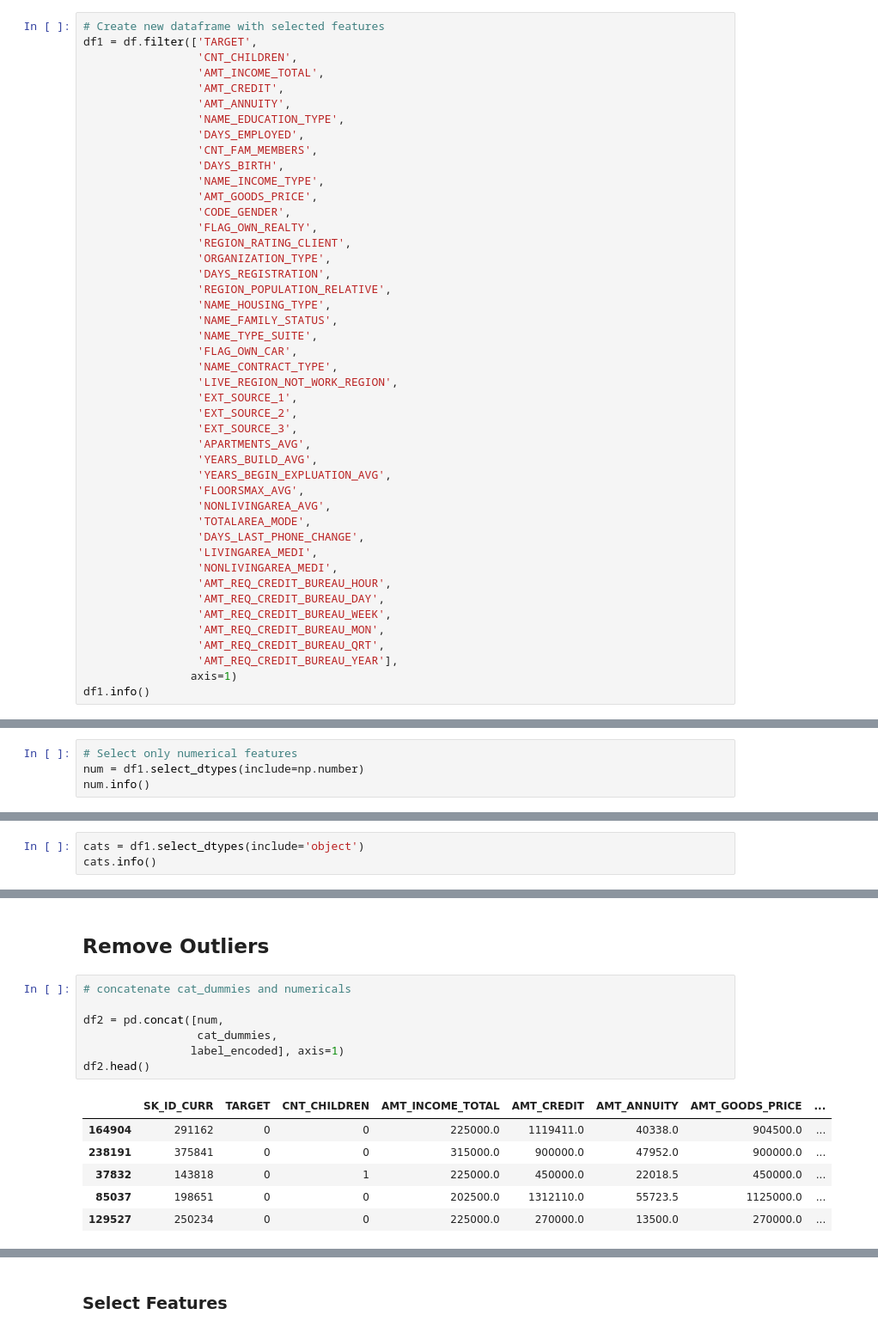
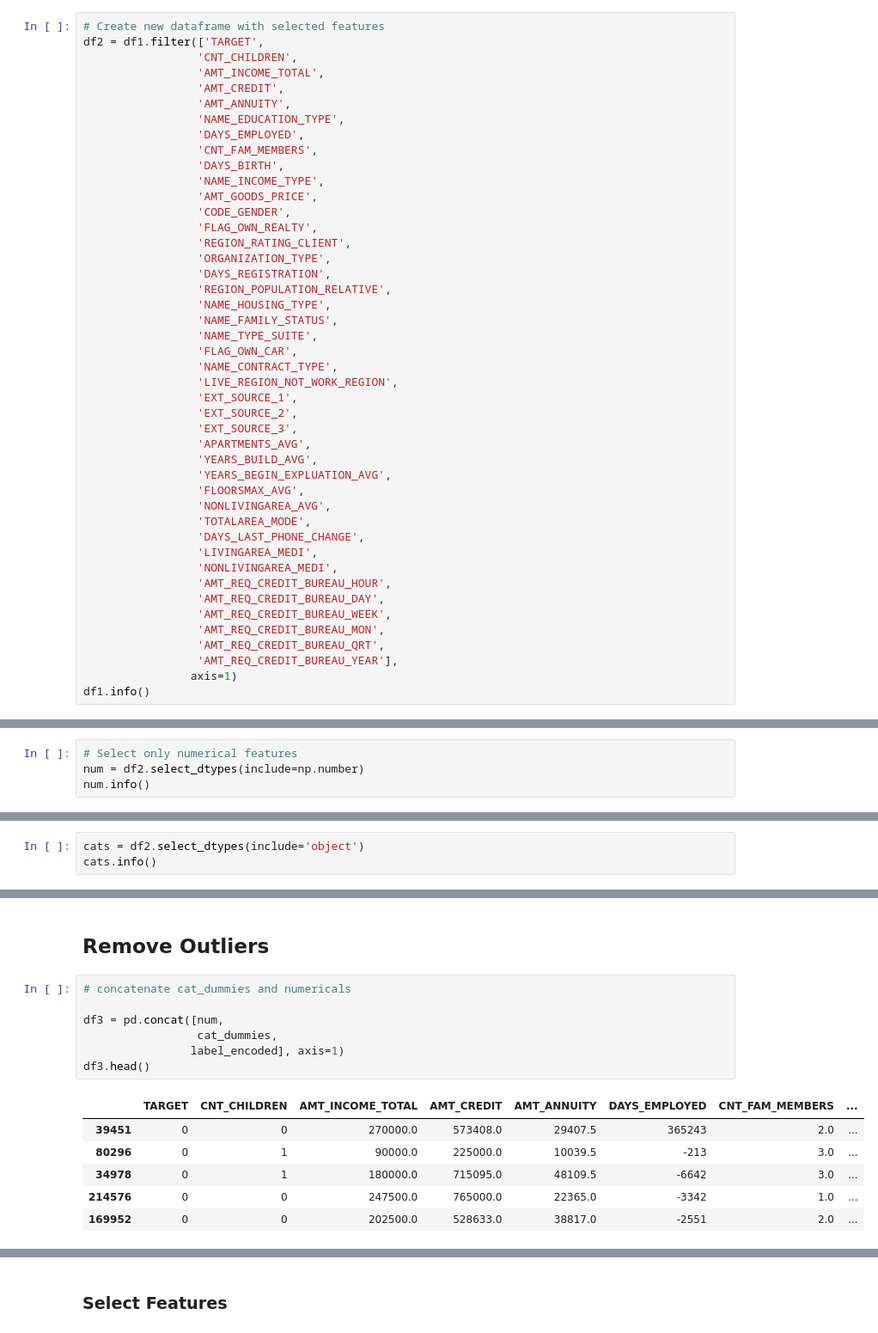
Before and after one commit to jpetoskey/Loan_App_Amended, a Jupyter notebook: Loan_App_Condensed.ipynb, the cells around one changed output, grey strips where cells are left out. Shown at 86% size. Cells and saved outputs as stored; diff of their text form.

```diff
--- a/Loan_App_Condensed.ipynb
+++ b/Loan_App_Condensed.ipynb
@@ -140,7 +159,7 @@ plt.show()
 # forest.score(rfe.transform(X_test), y_test)
 # %%
 # Create new dataframe with selected features
-df1 = df.filter(['TARGET',
+df2 = df1.filter(['TARGET',
                  'CNT_CHILDREN',
                  'AMT_INCOME_TOTAL',
                  'AMT_CREDIT',
@@ -209,7 +239,7 @@ Length: 122, dtype: int64
 * Complete further investigation of features
 # %%
 # Select only numerical features
-num = df1.select_dtypes(include=np.number)
+num = df2.select_dtypes(include=np.number)
 num.info()
 # %% [output]
 <class 'pandas.core.frame.DataFrame'>
@@ -251,7 +310,7 @@ memory usage: 52.9 MB
 # %% [markdown]
 ### Categoricals
 # %%
-cats = df1.select_dtypes(include='object')
+cats = df2.select_dtypes(include='object')
 cats.info()
 # %% [output]
 <class 'pandas.core.frame.DataFrame'>
@@ -440,14 +501,14 @@ print(cat_dummies.shape)
 # %%
 # concatenate cat_dummies and numericals
 
-df2 = pd.concat([num,
+df3 = pd.concat([num,
                  cat_dummies,
                 label_encoded], axis=1)
-df2.head()
+df3.head()
 # %% [output]
-|  | SK_ID_CURR | TARGET | CNT_CHILDREN | AMT_INCOME_TOTAL | AMT_CREDIT | AMT_ANNUITY | AMT_GOODS_PRICE | ... |
-| 164904 | 291162 | 0 | 0 | 225000.0 | 1119411.0 | 40338.0 | 904500.0 | ... |
-| 238191 | 375841 | 0 | 0 | 315000.0 | 900000.0 | 47952.0 | 900000.0 | ... |
-| 37832 | 143818 | 0 | 1 | 225000.0 | 450000.0 | 22018.5 | 450000.0 | ... |
-| 85037 | 198651 | 0 | 0 | 202500.0 | 1312110.0 | 55723.5 | 1125000.0 | ... |
-| 129527 | 250234 | 0 | 0 | 225000.0 | 270000.0 | 13500.0 | 270000.0 | ... |
+|  | TARGET | CNT_CHILDREN | AMT_INCOME_TOTAL | AMT_CREDIT | AMT_ANNUITY | DAYS_EMPLOYED | CNT_FAM_MEMBERS | ... |
+| 39451 | 0 | 0 | 270000.0 | 573408.0 | 29407.5 | 365243 | 2.0 | ... |
+| 80296 | 0 | 1 | 90000.0 | 225000.0 | 10039.5 | -213 | 3.0 | ... |
+| 34978 | 0 | 1 | 180000.0 | 715095.0 | 48109.5 | -6642 | 3.0 | ... |
+| 214576 | 0 | 0 | 247500.0 | 765000.0 | 22365.0 | -3342 | 1.0 | ... |
+| 169952 | 0 | 0 | 202500.0 | 528633.0 | 38817.0 | -2551 | 2.0 | ... |
```
Also changed, not shown: parts of 68 cells of this notebook, 2 other files.
